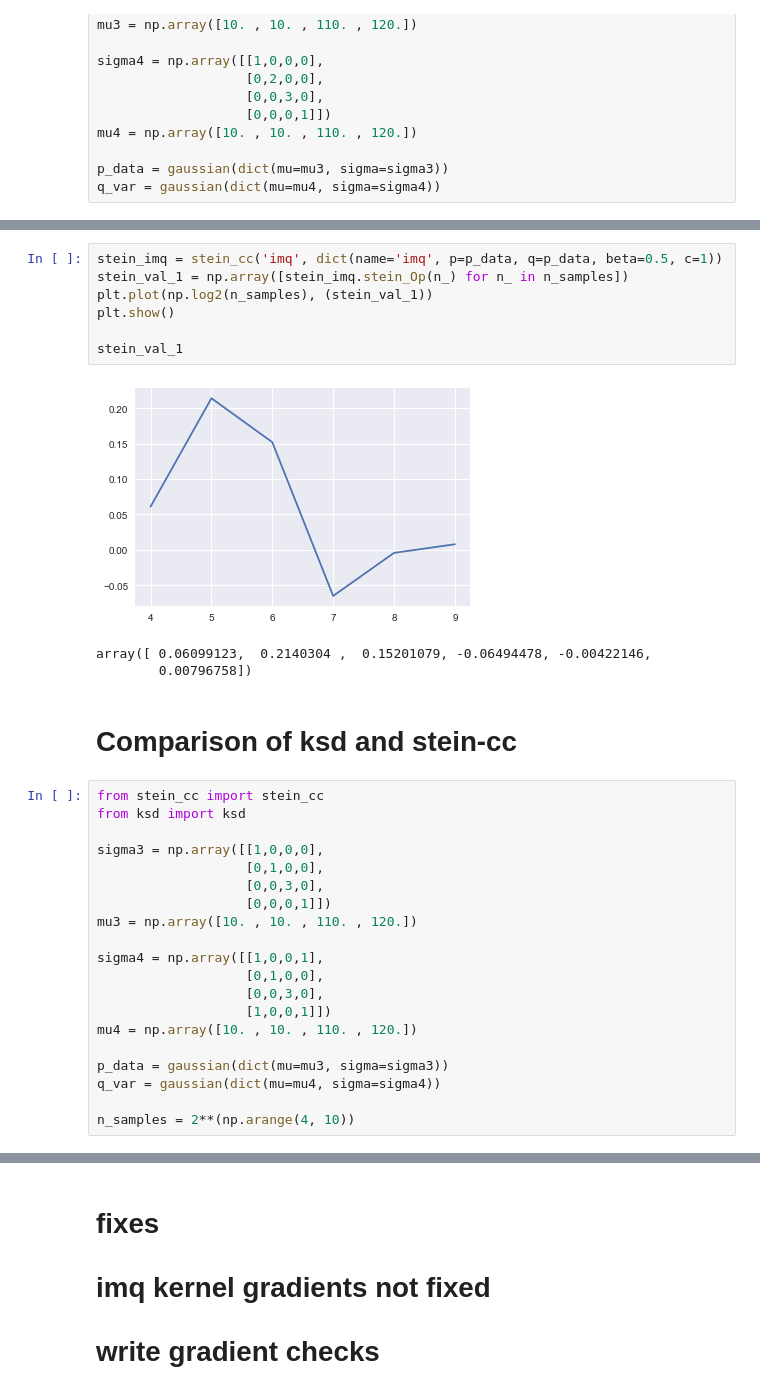
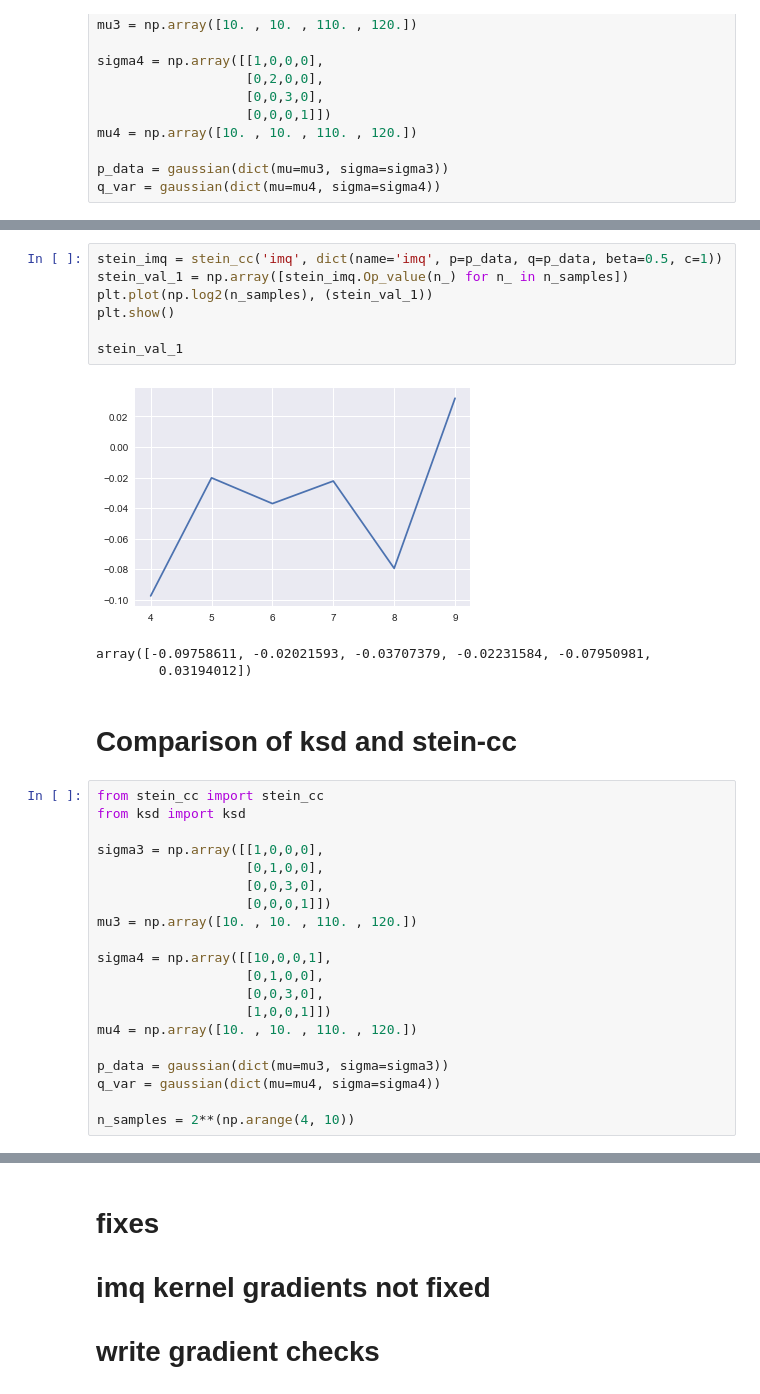
Before and after one commit to singhalrk/stein_ksd, a Jupyter notebook: Stein_Tests.ipynb, the cells around one changed output, grey strips where cells are left out. Saved outputs shown, nothing was run; the diff lists cells and outputs as text.

```diff
--- a/Stein_Tests.ipynb
+++ b/Stein_Tests.ipynb
@@ -178,14 +182,14 @@ stein_val_0
 # %%
 stein_imq = stein_cc('imq', dict(name='imq', p=p_data, q=p_data, beta=0.5, c=1))
-stein_val_1 = np.array([stein_imq.stein_Op(n_) for n_ in n_samples])
+stein_val_1 = np.array([stein_imq.Op_value(n_) for n_ in n_samples])
 plt.plot(np.log2(n_samples), (stein_val_1))
 plt.show()
 
 stein_val_1
 # %% [output]
-[figure, old version]
+[figure, new version]
-array([ 0.06099123,  0.2140304 ,  0.15201079, -0.06494478, -0.00422146,
-        0.00796758])
+array([-0.09758611, -0.02021593, -0.03707379, -0.02231584, -0.07950981,
+        0.03194012])
 # %% [markdown]
 # Comparison of ksd and stein-cc
 # %%
@@ -198,7 +202,7 @@ sigma3 = np.array([[1,0,0,0],
                    [0,0,0,1]])
 mu3 = np.array([10. , 10. , 110. , 120.])
 
-sigma4 = np.array([[1,0,0,1],
+sigma4 = np.array([[10,0,0,1],
                    [0,1,0,0],
                    [0,0,3,0],
                    [1,0,0,1]])
```
Also changed, not shown: parts of 8 cells of this notebook, 1 other file.
